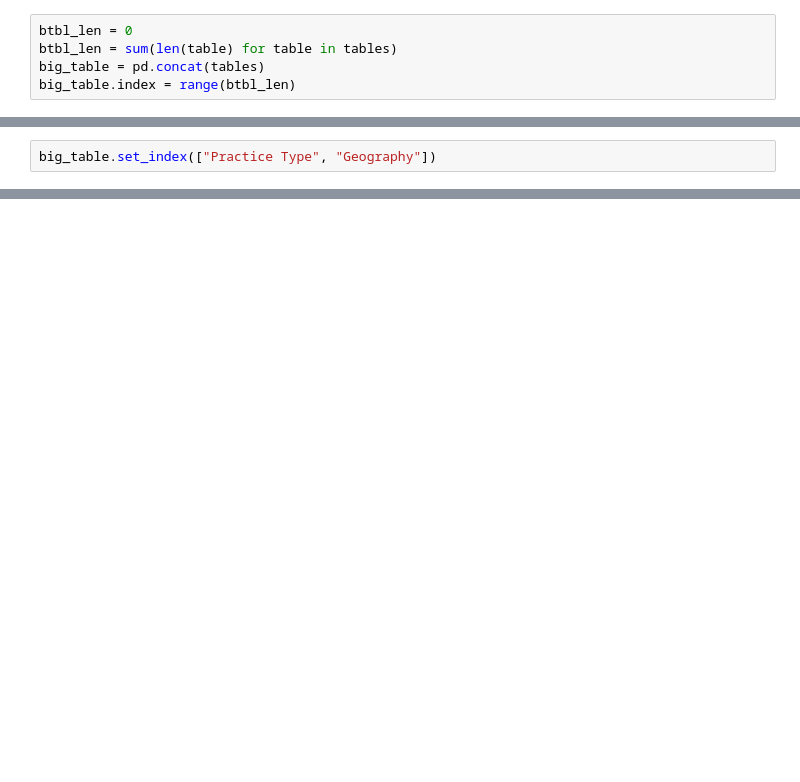
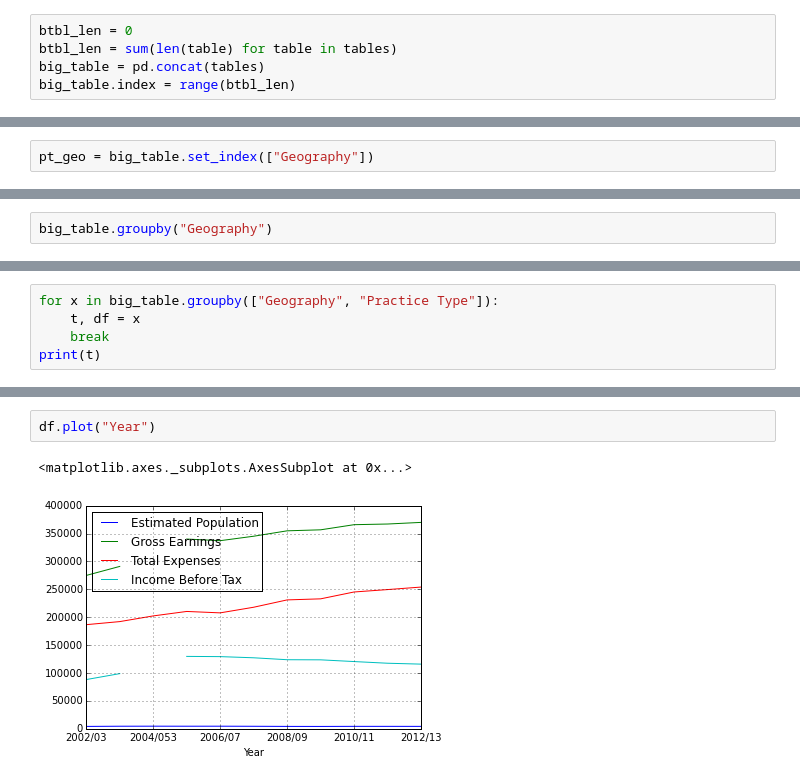
Before and after one commit to holdenweb/xl-tables, a Jupyter notebook: Investigations.ipynb, the cells around one changed output, grey strips where cells are left out. Cells and saved outputs as stored; diff of their text form; blank space fills up the shorter version.

```diff
--- a/Investigations.ipynb
+++ b/Investigations.ipynb
@@ -710,0 +805,2 @@ big_table.set_index(["Geography","Practice Type"])
+# %%
+pt_geo = big_table.set_index(["Geography"])
@@ -711,3 +875,3 @@ big_table.set_index(["Geography","Practice Type"])
 # %%
-big_table.set_index(["Practice Type", "Geography"])
+big_table.groupby("Geography")
 # %% [output]
@@ -806,0 +879,5 @@ Name: Practice Type, dtype: object
+# %%
+for x in big_table.groupby(["Geography", "Practice Type"]):
+    t, df = x
+    break
+print(t)
@@ -806,0 +901,5 @@ Name: Practice Type, dtype: object
+# %%
+df.plot("Year")
+# %% [output]
+<matplotlib.axes._subplots.AxesSubplot at 0x...>
+[figure, added]
```
Also changed, not shown: parts of 77 cells of this notebook.
